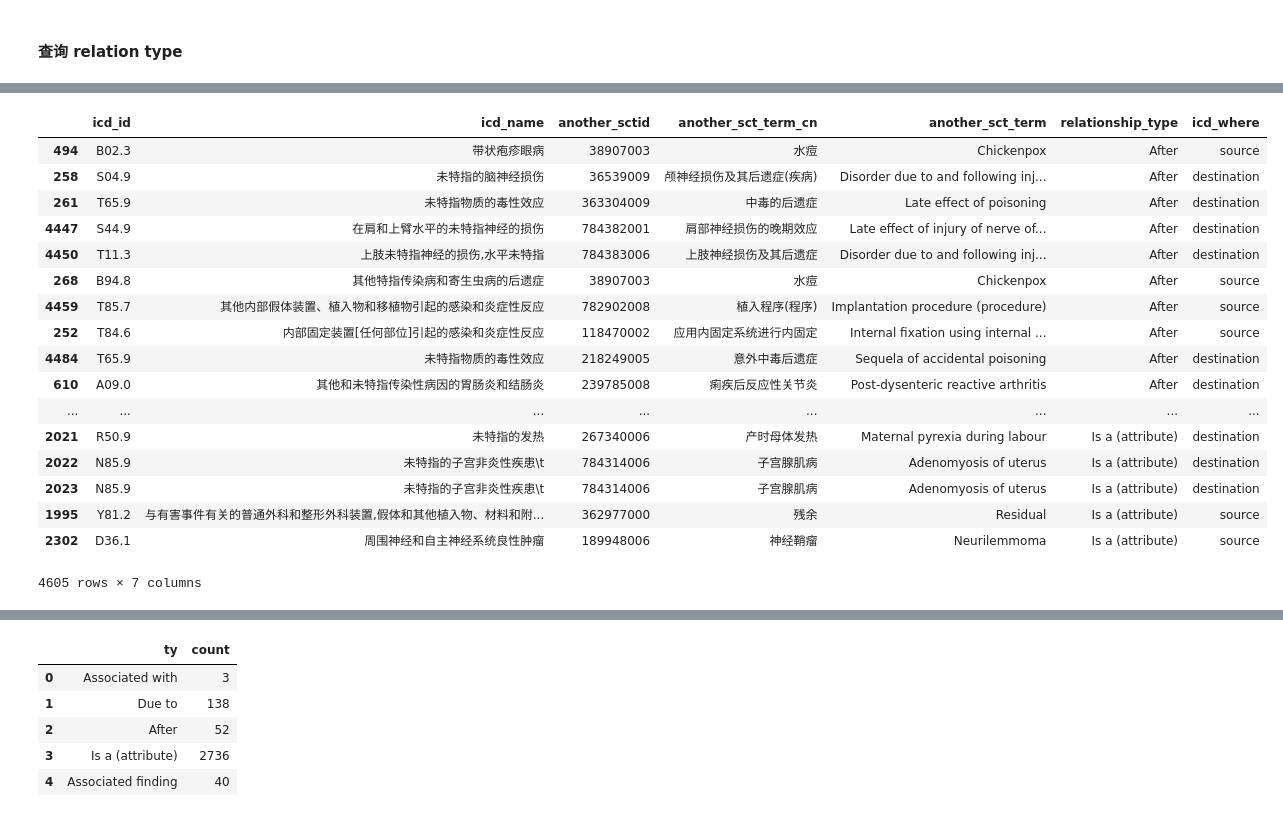
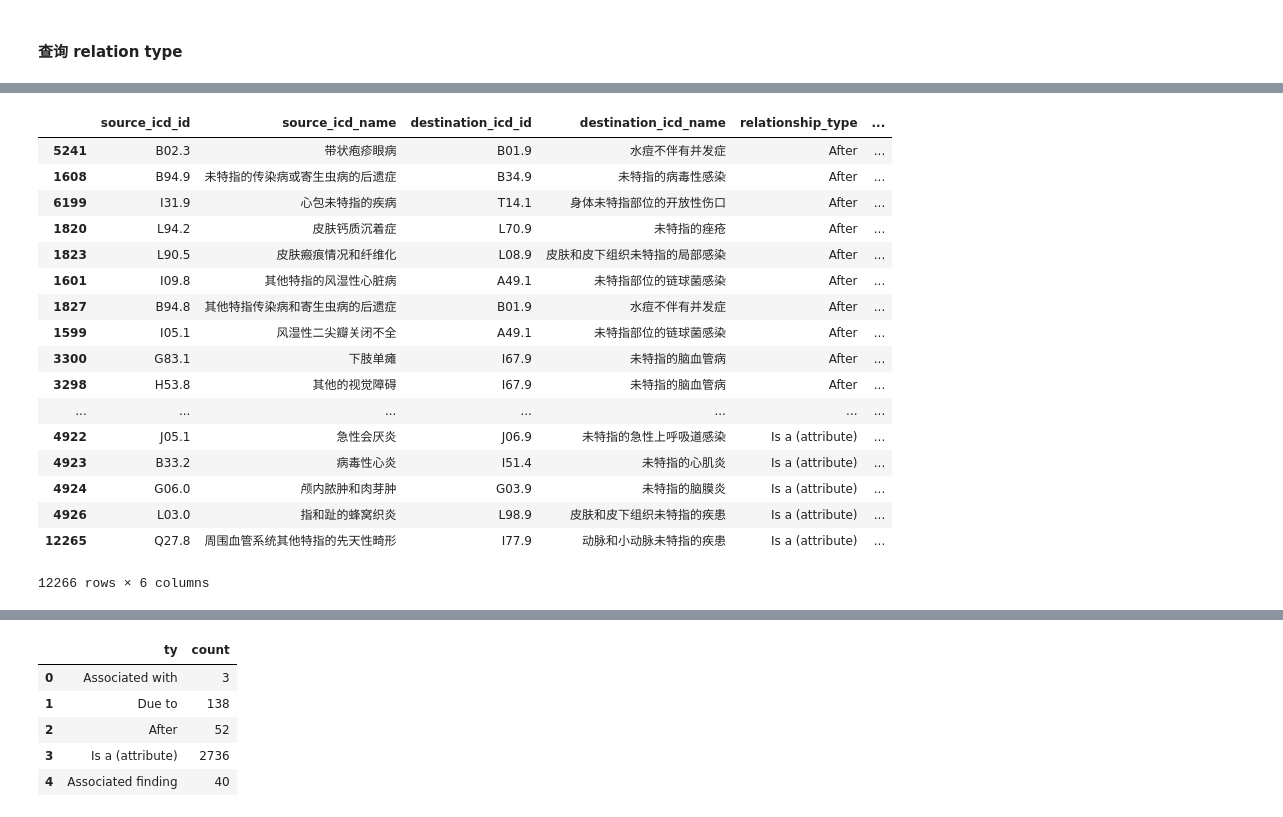
Before and after one commit to sibbay-ai/medical, a Jupyter notebook: Snomed_relationship_analysis/snomed_relationship.ipynb, the cells around one changed output, grey strips where cells are left out. Cells and saved outputs as stored; diff of their text form; code cells hidden in the pictures.

```diff
--- a/Snomed_relationship_analysis/snomed_relationship.ipynb
+++ b/Snomed_relationship_analysis/snomed_relationship.ipynb
@@ -191,0 +222,5 @@ df2 = pd.read_table('Snomed_CT_relation.tsv')
+# %%
+both_icd = rela[condition_df['sourceId']][condition_df['destinationId']]
+# %%
+for row in both_icd.iterrows():
+    assert row[1]['sourceId'] in icd_id_set and row[1]['destinationId'] in icd_id_set
@@ -192,21 +248,32 @@ df2 = pd.read_table('Snomed_CT_relation.tsv')
+# %%
+both_icd_result = [{
+    'source_icd_id': list(icd2sct[icd2sct['conceptId']==row[1]['sourceId']]['亚目编码'])[0],
+    'source_icd_name': list(icd2sct[icd2sct['conceptId']==row[1]['sourceId']]['亚目名称'])[0],
+    'destination_icd_id': list(icd2sct[icd2sct['conceptId']==row[1]['destinationId']]['亚目编码'])[0],
+    'destination_icd_name': list(icd2sct[icd2sct['conceptId']==row[1]['destinationId']]['亚目名称'])[0],
+    'relationship_type': relationship_type[str(row[1]['typeId'])],
+    'relationship_id': row[1]['id']
+} for row in both_icd.iterrows() if list(icd2sct[icd2sct['conceptId']==row[1]['sourceId']]['亚目编码'])[0] != list(icd2sct[icd2sct['conceptId']==row[1]['destinationId']]['亚目编码'])[0]]
+# %%
+both_icd_result = pd.DataFrame(both_icd_result)[['source_icd_id', 'source_icd_name', 'destination_icd_id', 'destination_icd_name', 'relationship_type', 'relationship_id', ]]
 # %%
-df2.sort_values(by='relationship_type')
+both_icd_result.sort_values(by='relationship_type')
 # %% [output]
-|  | icd_id | icd_name | another_sctid | another_sct_term_cn | another_sct_term | relationship_type | icd_where |
-| 494 | B02.3 | 带状疱疹眼病 | 38907003 | 水痘 | Chickenpox | After | source |
-| 258 | S04.9 | 未特指的脑神经损伤 | 36539009 | 颅神经损伤及其后遗症(疾病) | Disorder due to and following inj... | After | destination |
-| 261 | T65.9 | 未特指物质的毒性效应 | 363304009 | 中毒的后遗症 | Late effect of poisoning | After | destination |
-| 4447 | S44.9 | 在肩和上臂水平的未特指神经的损伤 | 784382001 | 肩部神经损伤的晚期效应 | Late effect of injury of nerve of... | After | destination |
-| 4450 | T11.3 | 上肢未特指神经的损伤,水平未特指 | 784383006 | 上肢神经损伤及其后遗症 | Disorder due to and following inj... | After | destination |
-| 268 | B94.8 | 其他特指传染病和寄生虫病的后遗症 | 38907003 | 水痘 | Chickenpox | After | source |
-| 4459 | T85.7 | 其他内部假体装置、植入物和移植物引起的感染和炎症性反应 | 782902008 | 植入程序(程序) | Implantation procedure (procedure) | After | source |
-| 252 | T84.6 | 内部固定装置[任何部位]引起的感染和炎症性反应 | 118470002 | 应用内固定系统进行内固定 | Internal fixation using internal ... | After | source |
-| 4484 | T65.9 | 未特指物质的毒性效应 | 218249005 | 意外中毒后遗症 | Sequela of accidental poisoning | After | destination |
-| 610 | A09.0 | 其他和未特指传染性病因的胃肠炎和结肠炎 | 239785008 | 痢疾后反应性关节炎 | Post-dysenteric reactive arthritis | After | destination |
-| ... | ... | ... | ... | ... | ... | ... | ... |
-| 2021 | R50.9 | 未特指的发热 | 267340006 | 产时母体发热 | Maternal pyrexia during labour | Is a (attribute) | destination |
-| 2022 | N85.9 | 未特指的子宫非炎性疾患\t | 784314006 | 子宫腺肌病 | Adenomyosis of uterus | Is a (attribute) | destination |
-| 2023 | N85.9 | 未特指的子宫非炎性疾患\t | 784314006 | 子宫腺肌病 | Adenomyosis of uterus | Is a (attribute) | destination |
-| 1995 | Y81.2 | 与有害事件有关的普通外科和整形外科装置,假体和其他植入物、材料和附... | 362977000 | 残余 | Residual | Is a (attribute) | source |
-| 2302 | D36.1 | 周围神经和自主神经系统良性肿瘤 | 189948006 | 神经鞘瘤 | Neurilemmoma | Is a (attribute) | source |
+|  | source_icd_id | source_icd_name | destination_icd_id | destination_icd_name | relationship_type | ... |
+| 5241 | B02.3 | 带状疱疹眼病 | B01.9 | 水痘不伴有并发症 | After | ... |
+| 1608 | B94.9 | 未特指的传染病或寄生虫病的后遗症 | B34.9 | 未特指的病毒性感染 | After | ... |
+| 6199 | I31.9 | 心包未特指的疾病 | T14.1 | 身体未特指部位的开放性伤口 | After | ... |
+| 1820 | L94.2 | 皮肤钙质沉着症 | L70.9 | 未特指的痤疮 | After | ... |
+| 1823 | L90.5 | 皮肤瘢痕情况和纤维化 | L08.9 | 皮肤和皮下组织未特指的局部感染 | After | ... |
+| 1601 | I09.8 | 其他特指的风湿性心脏病 | A49.1 | 未特指部位的链球菌感染 | After | ... |
+| 1827 | B94.8 | 其他特指传染病和寄生虫病的后遗症 | B01.9 | 水痘不伴有并发症 | After | ... |
+| 1599 | I05.1 | 风湿性二尖瓣关闭不全 | A49.1 | 未特指部位的链球菌感染 | After | ... |
+| 3300 | G83.1 | 下肢单瘫 | I67.9 | 未特指的脑血管病 | After | ... |
+| 3298 | H53.8 | 其他的视觉障碍 | I67.9 | 未特指的脑血管病 | After | ... |
+| ... | ... | ... | ... | ... | ... | ... |
+| 4922 | J05.1 | 急性会厌炎 | J06.9 | 未特指的急性上呼吸道感染 | Is a (attribute) | ... |
+| 4923 | B33.2 | 病毒性心炎 | I51.4 | 未特指的心肌炎 | Is a (attribute) | ... |
+| 4924 | G06.0 | 颅内脓肿和肉芽肿 | G03.9 | 未特指的脑膜炎 | Is a (attribute) | ... |
+| 4926 | L03.0 | 指和趾的蜂窝织炎 | L98.9 | 皮肤和皮下组织未特指的疾患 | Is a (attribute) | ... |
+| 12265 | Q27.8 | 周围血管系统其他特指的先天性畸形 | I77.9 | 动脉和小动脉未特指的疾患 | Is a (attribute) | ... |
-4605 rows × 7 columns
+12266 rows × 6 columns
```
Also changed, not shown: parts of 14 cells of this notebook, 3 other files.
